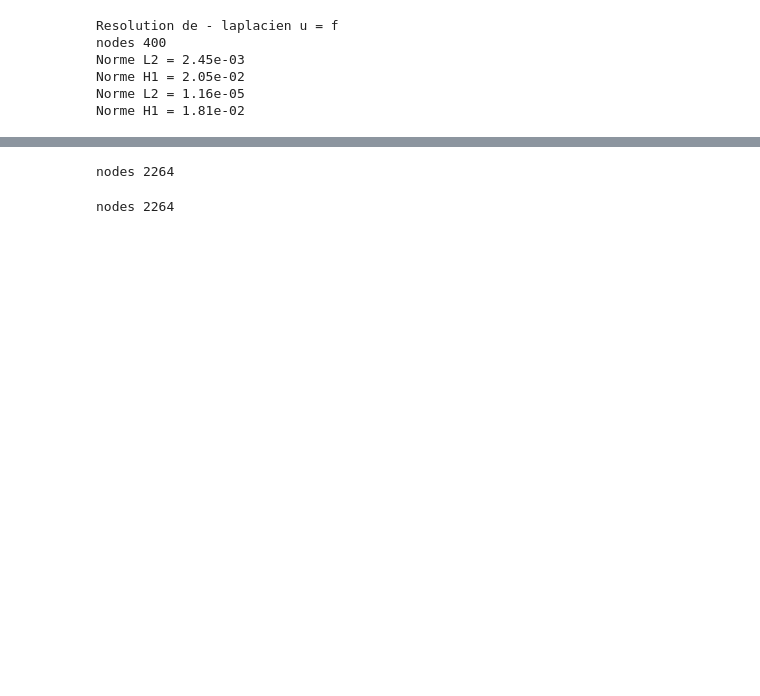
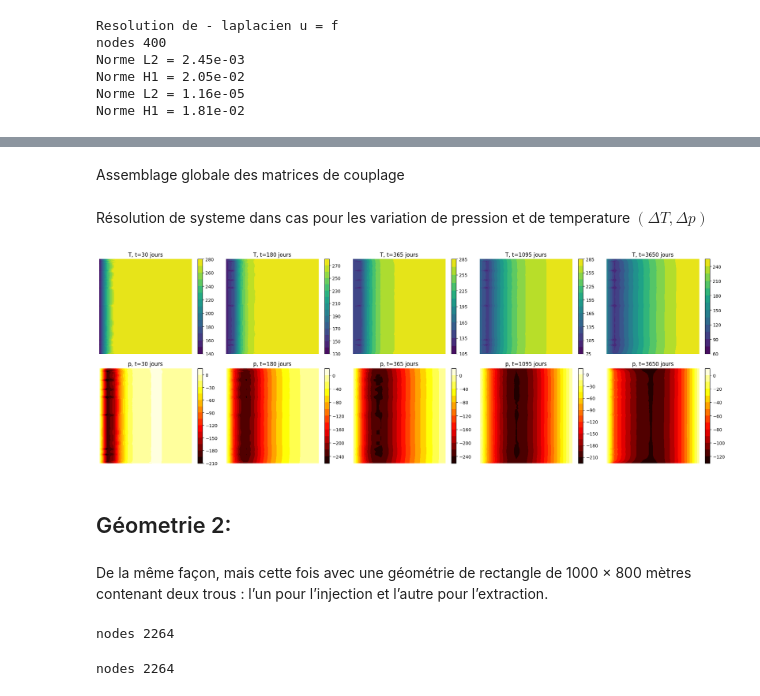
Before and after one commit to chahid-rahouti/Coupled-Thermo-Hydraulic, a Jupyter notebook: phd.ipynb, the cells around one changed output, grey strips where cells are left out. Saved outputs shown, nothing was run; the diff lists cells and outputs as text; code cells hidden in the pictures; blank space fills up the shorter version.

```diff
--- a/phd.ipynb
+++ b/phd.ipynb
@@ -653,0 +606,2 @@ lambda_Tp = 0.01  # [K / (MPa·s)]
+# %% [markdown]
+Assemblage globale des matrices de couplage
@@ -653,0 +628,2 @@ lambda_Tp = 0.01  # [K / (MPa·s)]
+# %% [markdown]
+Résolution de systeme dans cas pour les variation de pression et de temperature $(\Delta T, \Delta p)$
@@ -654,3 +655,58 @@ lambda_Tp = 0.01  # [K / (MPa·s)]
+# %%
+p0 = np.full(instance.Ndof, 0.)  # exemple pression initiale 49
+T0 = np.full(instance.Ndof, 273.15)  # exemple température initiale 150 + 273.15
+p_inj_nodes = mesh.get_border_points_by_name("PuitsInj")
+p_ext_nodes = mesh.get_border_points_by_name("PuitsExt")
+T_inj_nodes = mesh.get_border_points_by_name("PuitsInj")
+Nx =  M_c.shape[0]
+# Appliquer les valeurs sur les noeuds d'injection/extraction
+for i in p_inj_nodes:
+    p0[i - 1] = 2#51  # ou la valeur désirée
+for i in p_ext_nodes:
+    p0[i - 1] = -1#48
+for i in T_inj_nodes:
+    T0[i - 1] = -130 + 273.15#20 + 273.15  # ou la valeur désirée
+
+F = np.concatenate([T0, p0])
+Nt=1000
+T= [30*86400,6*30*86400,365*86400,3*365*86400,10*365*86400]
+# u = euler_ex(F, Nx, T, Nt, A_c,M_c, p_inj_nodes, T_inj_nodes, p_ext_nodes)
+# %%
+results = []
+for t in T:
+    u = euler_im(F, Nx, t, Nt, A_c, M_c, p_inj_nodes, T_inj_nodes, p_ext_nodes)
+    results.append(u.copy())
+
+fig, axes = plt.subplots(2, 5, figsize=(20, 7))
+
+for i, tval in enumerate(T):
+    T_sol = results[i][:N]
+    p_sol = results[i][N:2*N]
+    # Température (ligne 0)
+    axT = axes[0, i]
+    tcfT = axT.tricontourf(x, y, T_sol, levels=14, cmap='viridis')
+    fig.colorbar(tcfT, ax=axT)
+    axT.set_title(f"T, t={tval/86400:.0f} jours")
+    axT.axis('off')
+    # Pression (ligne 1)
+    axP = axes[1, i]
+    tcfP = axP.tricontourf(x, y, p_sol, levels=14, cmap='hot')
+    fig.colorbar(tcfP, ax=axP)
+    axP.set_title(f"p, t={tval/86400:.0f} jours")
+    axP.axis('off')
+
+axes[0,0].set_ylabel("Température")
+axes[1,0].set_ylabel("Pression")
+plt.tight_layout()
+# Enregistrer la figure dans le dossier /report/Image
+# plt.savefig("./report/Image/solution_couplée.png", dpi=300, bbox_inches='tight')
+plt.show()
+# %% [output]
+[figure, added]
+# %% [markdown]
+## Géometrie 2:
+# %% [markdown]
+De la même façon, mais cette fois avec une géométrie de rectangle de 1000 × 800 mètres contenant deux trous : l’un pour l’injection et l’autre pour l’extraction.
 # %%
 from GmeshRead import mesh2d
 mesh = mesh2d("./maillage/trous_puits.msh")
```
Also changed, not shown: parts of 34 cells of this notebook, 4 other files.
